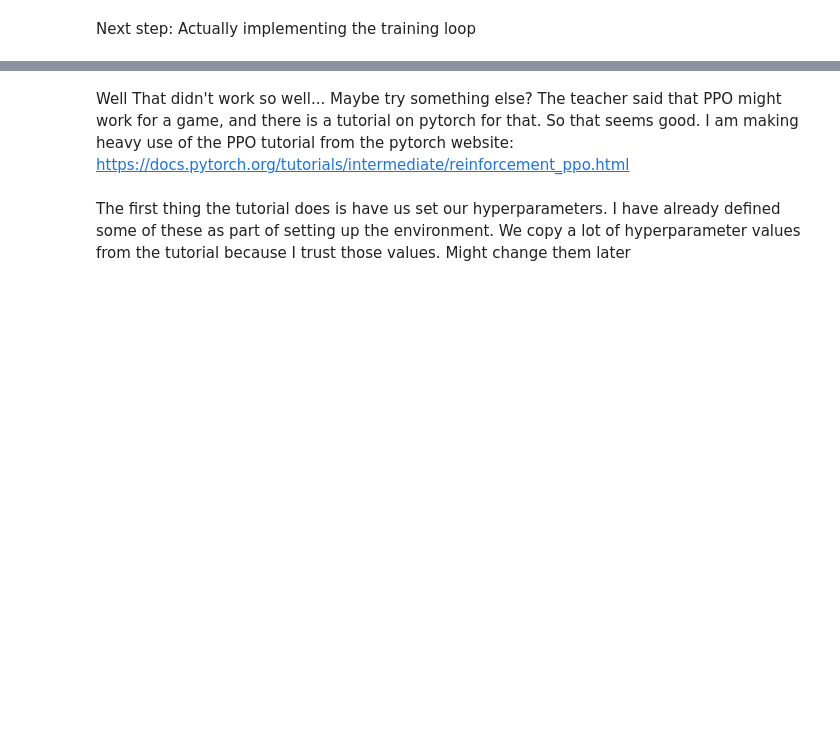
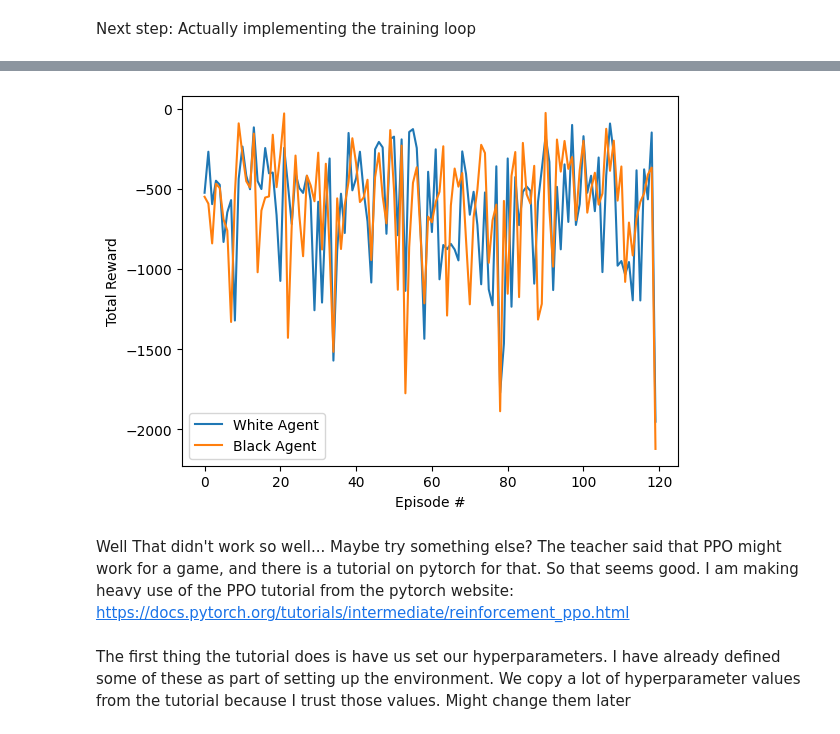
Before and after one commit to Lufferly/csc496FinalThing, a Jupyter notebook: final.ipynb, the cells around one changed output, grey strips where cells are left out. Cells and saved outputs as stored; diff of their text form; code cells hidden in the pictures; blank space fills up the shorter version.

```diff
--- a/final.ipynb
+++ b/final.ipynb
@@ -422,5 +443,6 @@ Just using the CPU is reallllyyyy slow, this should make it so we can use my GPU
 # %%
-device = torch.device("cuda")
+# I tried to make this use the GPU, but my computer has an AMD gpu which means I would need to run on my linux OS, which is currently corrupted :<
+device = torch.device("cpu")
 # %% [markdown]
 Create the replay memory, used https://docs.pytorch.org/tutorials/intermediate/reinforcement_q_learning.html to help
 # %%
@@ -471,7 +514,7 @@ class goDQN(nn.Module):
 # %% [markdown]
 Create the training functions for our go agents, we have a black agent and a white agent for each player of go
 # %%
-HIDDEN_LAYER_1_SIZE = 128
+HIDDEN_LAYER_1_SIZE = 64
 HIDDEN_LAYER_2_SIZE = 64
 REPLAY_MEMORY_SIZE = 1000
 
@@ -615,3 +673,14 @@ do_deepq_plots(True)
 # %% [markdown]
 Next step: Actually implementing the training loop
+# %%
+# How many episodes would we like to run?
+NUM_EPISODES = 10
+episode_num = 0 # What episode we are on
+
+# Hold all the past versions of the DQN that we copied, so that an agent can play against previous versions, to test improvement
+previous_white_nn_list = []
+previous_black_nn_list = []
+# How often we make a copy of the nns
+SAVE_NN_EVERY = 50
+time_since_last_nn_save = 0 # How long since we made a copy of the nns
 # %%
@@ -697,0 +803,64 @@ do_deepq_plots(True)
+# %%
+print(len(previous_black_nn_list))
+print(len(previous_white_nn_list))
+
+# Play a game against a previous iteration of an agent, dont do any improvement or anything
+def play_game_against_previous(white_player, black_player, n_games):
+    white_player_reward_per_game = []
+    black_player_reward_per_game = []
+    total_turns_per_game = []
+    for game in range(n_games):
+        print("Game #", game)
+        # Prepare the environment
+        goEnv.env_cleanup()
+        goEnv.env_start()
+        white_player_reward_per_game.append(0)
+        black_player_reward_per_game.append(0)
+        total_turns_per_game.append(0)
+        while (goEnv.who_won == 0): # While the game is still going, and nobody won
+                current_agent = white_player
+                if (goEnv.turn == 1):
+                    # It is black's turn to play
+                    current_agent = black_player
+
+                # select our action
+                action = select_action(current_agent, goEnv.get_board_tensor())
+
+                # Save the last board
+                last_board = goEnv.get_board()
+
+                # Act on this action
+                this_x, this_y = goEnv.action_int_to_xy(action)
+                reward_state_term = goEnv.env_step(this_x, this_y, goEnv.turn)
+
+                reward = reward_state_term[0]
+                board = reward_state_term[1]
+                term = reward_state_term[2]
+
+
+                # Update our data for the plots
+                if (goEnv.turn == 0):
+                    # Its white's turn now, which means it WAS black's turn when we got the rewards
+                    black_player_reward_per_game[game] += reward
+                if (goEnv.turn == 1):
+                    # Its black's turn now, which means it WAS white's turn
+                    white_player_reward_per_game[game] += reward
+                total_turns_per_game[game] += 1 # One turn was just taken
+
+    # Display our graph
+    plt.figure(3)
+
+    plt.xlabel("Episode #")
+    plt.ylabel("Total Reward")
+
+    plt.plot(white_player_reward_per_game, label = "White Agent")
+    plt.plot(black_player_reward_per_game, label = "Black Agent")
+    plt.legend()
+
+    plt.show()
+
+
+
+play_game_against_previous(white_agent, previous_black_nn_list[0], 120)
+play_game_against_previous(black_agent, previous_white_nn_list[0], 120)
+# %% [output]
@@ -698,3 +884,4 @@ do_deepq_plots(True)
+[figure, added]
 # %% [markdown]
 Well That didn't work so well... Maybe try something else?
 The teacher said that PPO might work for a game, and there is a tutorial on pytorch for that. So that seems good.
```
Also changed, not shown: parts of 12 cells of this notebook.
